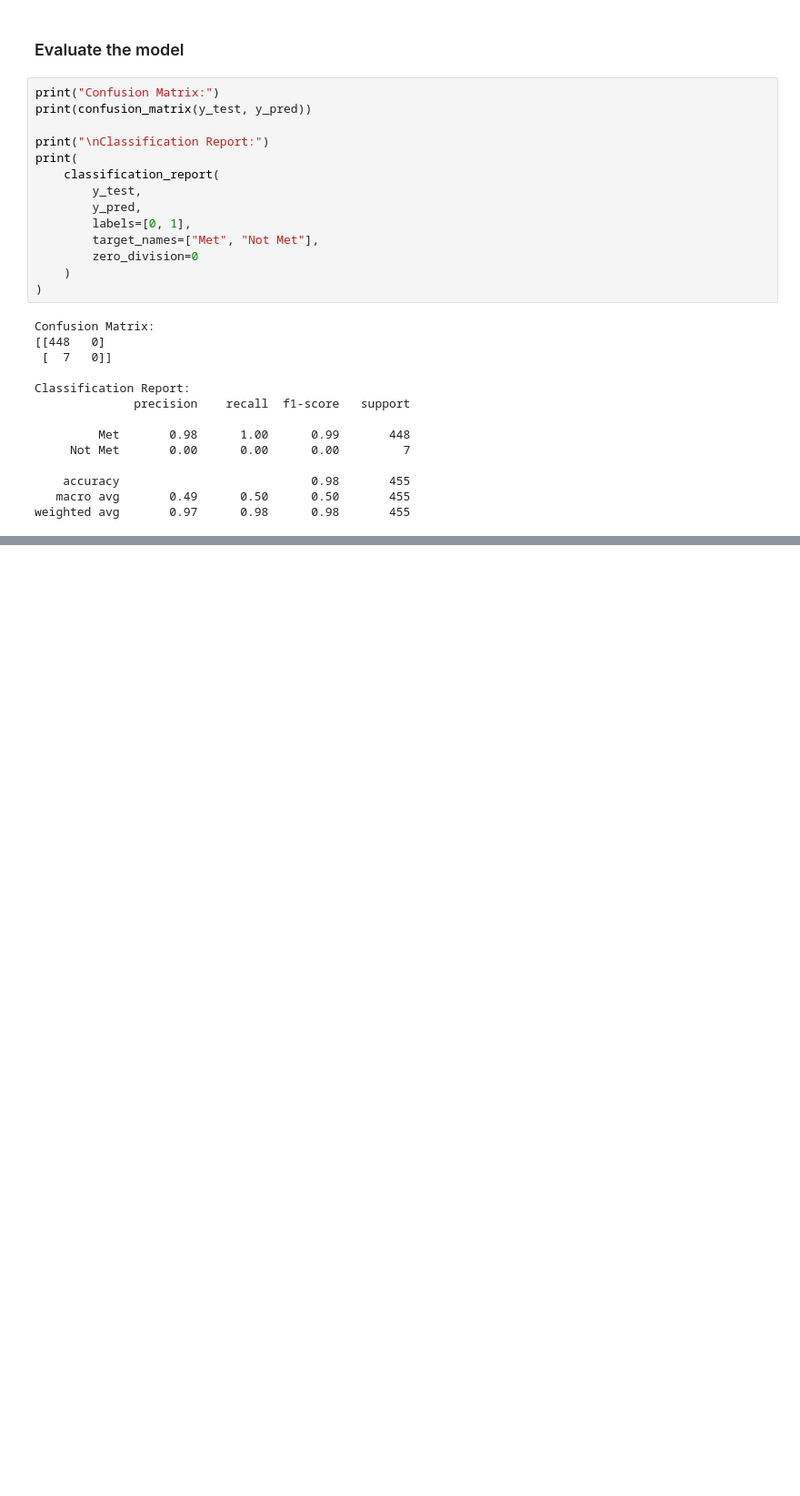
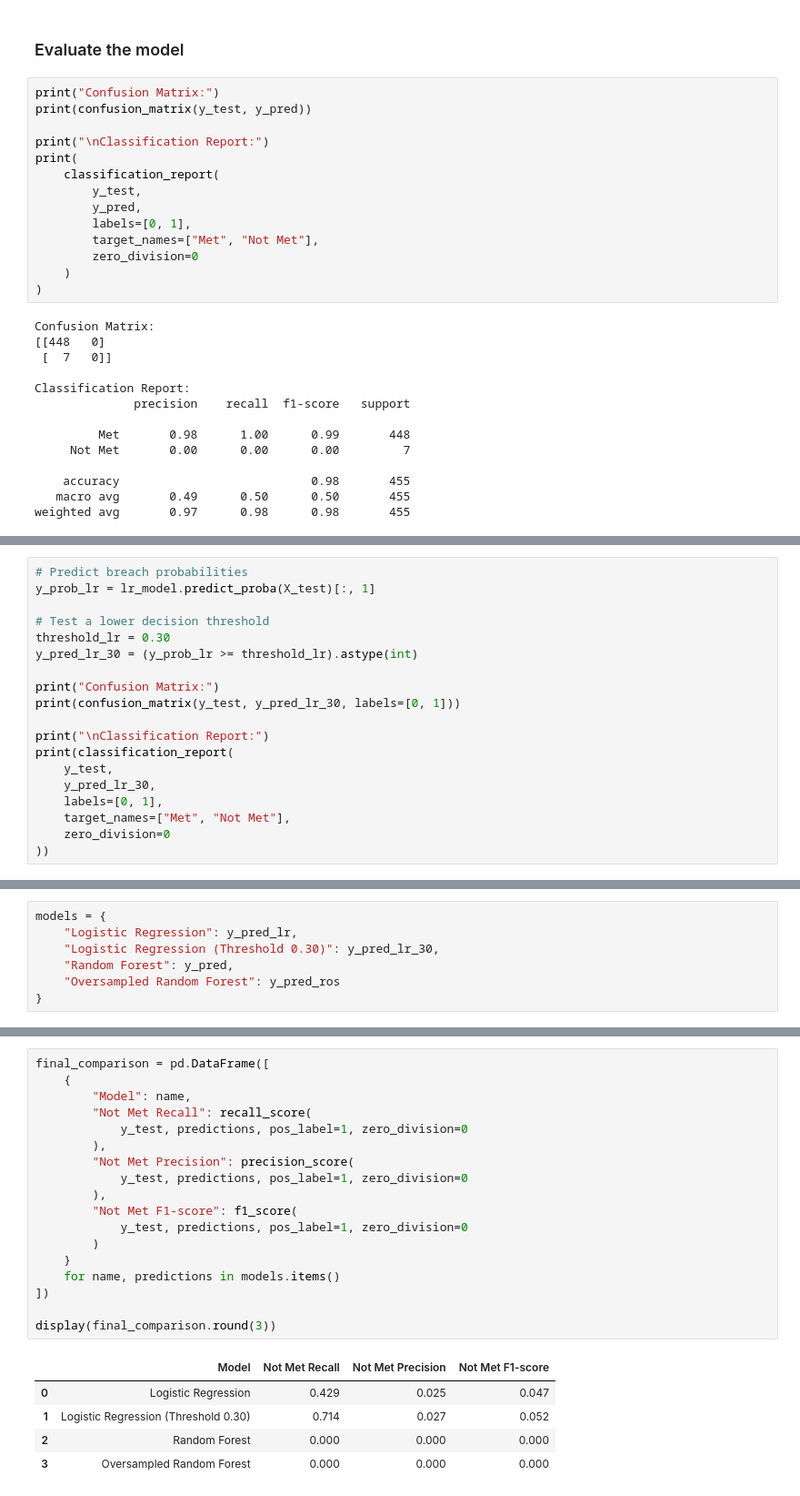
Before and after one commit to Janani334/ITHelpDesk_SLA-Breach_Prediction, a Jupyter notebook: Machine_Learning/Tickets_and_SLA_Prediction.ipynb, the cells around one changed output, grey strips where cells are left out. Shown at 91% size. Cells and saved outputs as stored; diff of their text form; blank space fills up the shorter version.

Commit message:
Modified SLA breach prediction File and added 2 new files

```diff
--- a/Machine_Learning/Tickets_and_SLA_Prediction.ipynb
+++ b/Machine_Learning/Tickets_and_SLA_Prediction.ipynb
@@ -563,0 +828,19 @@ weighted avg       0.97      0.98      0.98       455
+# %%
+# Predict breach probabilities
+y_prob_lr = lr_model.predict_proba(X_test)[:, 1]
+
+# Test a lower decision threshold
+threshold_lr = 0.30
+y_pred_lr_30 = (y_prob_lr >= threshold_lr).astype(int)
+
+print("Confusion Matrix:")
+print(confusion_matrix(y_test, y_pred_lr_30, labels=[0, 1]))
+
+print("\nClassification Report:")
+print(classification_report(
+    y_test,
+    y_pred_lr_30,
+    labels=[0, 1],
+    target_names=["Met", "Not Met"],
+    zero_division=0
+))
@@ -563,0 +861,7 @@ weighted avg       0.97      0.98      0.98       455
+# %%
+models = {
+    "Logistic Regression": y_pred_lr,
+    "Logistic Regression (Threshold 0.30)": y_pred_lr_30,
+    "Random Forest": y_pred,
+    "Oversampled Random Forest": y_pred_ros
+}
@@ -563,0 +894,24 @@ weighted avg       0.97      0.98      0.98       455
+# %%
+final_comparison = pd.DataFrame([
+    {
+        "Model": name,
+        "Not Met Recall": recall_score(
+            y_test, predictions, pos_label=1, zero_division=0
+        ),
+        "Not Met Precision": precision_score(
+            y_test, predictions, pos_label=1, zero_division=0
+        ),
+        "Not Met F1-score": f1_score(
+            y_test, predictions, pos_label=1, zero_division=0
+        )
+    }
+    for name, predictions in models.items()
+])
+
+display(final_comparison.round(3))
+# %% [output]
+|  | Model | Not Met Recall | Not Met Precision | Not Met F1-score |
+| 0 | Logistic Regression | 0.429 | 0.025 | 0.047 |
+| 1 | Logistic Regression (Threshold 0.30) | 0.714 | 0.027 | 0.052 |
+| 2 | Random Forest | 0.000 | 0.000 | 0.000 |
+| 3 | Oversampled Random Forest | 0.000 | 0.000 | 0.000 |
```
Also changed, not shown: parts of 43 cells of this notebook, 2 other files.
